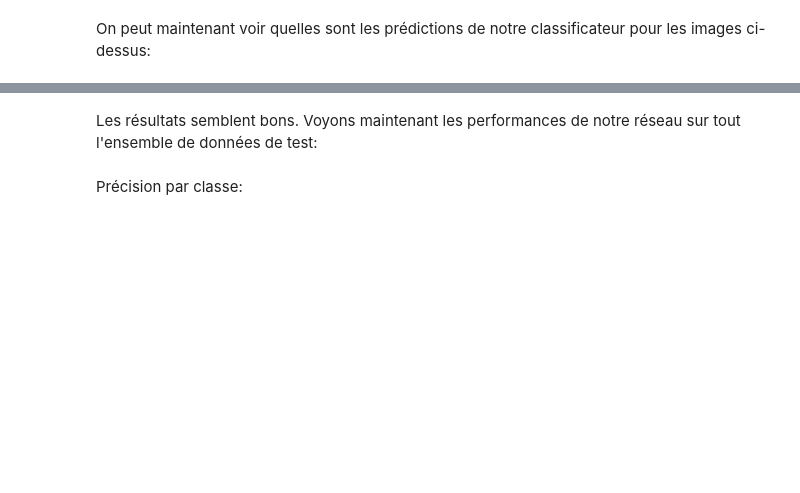
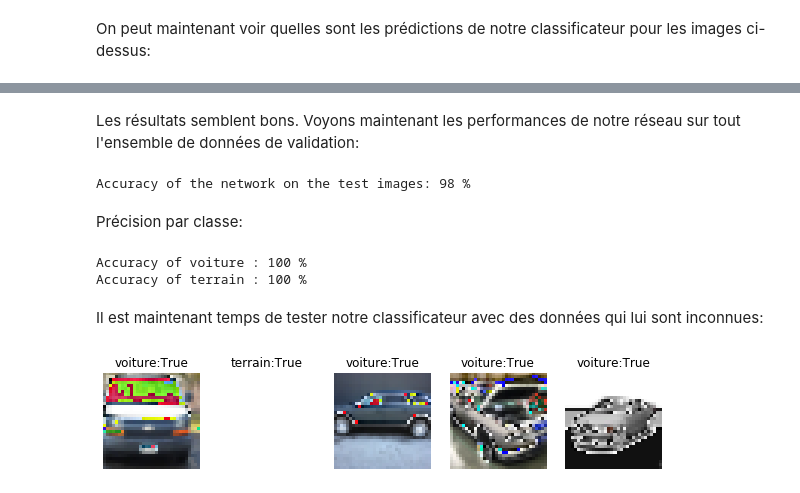
Before and after one commit to ptilulu/M2_PFE, a Jupyter notebook: deeplearning/BinaryClassifier.ipynb, the cells around one changed output, grey strips where cells are left out. Cells and saved outputs as stored; diff of their text form; code cells hidden in the pictures; blank space fills up the shorter version.

```diff
--- a/deeplearning/BinaryClassifier.ipynb
+++ b/deeplearning/BinaryClassifier.ipynb
@@ -164,26 +217,28 @@ print('Prédictions: ', ' '.join('%5s' % classes[predicted[j]]
 # %% [markdown]
 Les résultats semblent bons.
-Voyons maintenant les performances de notre réseau sur tout l'ensemble de données de test:
+Voyons maintenant les performances de notre réseau sur tout l'ensemble de données de validation:
 # %%
 correct = 0
 total = 0
 with torch.no_grad():
-    for data in testloader:
+    for data in validationloader:
         images, labels = data
         outputs = net(images)
         _, predicted = torch.max(outputs.data, 1)
         total += labels.size(0)
         correct += (predicted == labels).sum().item()
 
-print('Accuracy of the network on the 10000 test images: %d %%' % (
+print('Accuracy of the network on the test images: %d %%' % (
     100 * correct / total))
+# %% [output]
+Accuracy of the network on the test images: 98 %
 # %% [markdown]
 Précision par classe:
 # %%
 class_correct = list(0. for i in range(2))
 class_total = list(0. for i in range(2))
 with torch.no_grad():
-    for data in testloader:
+    for data in validationloader:
         images, labels = data
         outputs = net(images)
         _, predicted = torch.max(outputs, 1)
@@ -197,3 +252,53 @@ with torch.no_grad():
 for i in range(2):
     print('Accuracy of %5s : %2d %%' % (
         classes[i], 100 * class_correct[i] / class_total[i]))
+# %% [output]
+Accuracy of voiture : 100 %
+Accuracy of terrain : 100 %
+# %% [markdown]
+Il est maintenant temps de tester notre classificateur avec des données qui lui sont inconnues:
+# %%
+test_transforms = transforms.Compose([
+                               transforms.Resize(32),
+                               transforms.CenterCrop(32),
+                               transforms.ToTensor(),
+                               transforms.Normalize((0.5, 0.5, 0.5), (0.5, 0.5, 0.5)),
+                           ])
+
+def predict_image(image):
+    image_tensor = test_transforms(image).float()
+    image_tensor = image_tensor.unsqueeze_(0)
+    input = torch.autograd.Variable(image_tensor)
+    output = net(input)
+    index = output.data.cpu().numpy().argmax()
+    return index
+
+def get_random_images(num):
+
+    data = torchvision.datasets.ImageFolder('data/classifier/test', transform=test_transforms)
+    classes = data.classes
+    indices = list(range(len(data)))
+    np.random.shuffle(indices)
+    idx = indices[:num]
+    from torch.utils.data.sampler import SubsetRandomSampler
+    sampler = SubsetRandomSampler(idx)
+    loader = torch.utils.data.DataLoader(data,
+                   sampler=sampler, batch_size=num)
+    dataiter = iter(loader)
+    images, labels = dataiter.next()
+    return images, labels
+
+to_pil = transforms.ToPILImage()
+images, labels = get_random_images(5)
+fig=plt.figure(figsize=(10,10))
+for ii in range(len(images)):
+    image = to_pil(images[ii])
+    index = predict_image(image)
+    sub = fig.add_subplot(1, len(images), ii+1)
+    res = int(labels[ii]) == index
+    sub.set_title(str(classes[index]) + ":" + str(res))
+    plt.axis('off')
+    plt.imshow(image)
+plt.show()
+# %% [output]
+[figure, added]
```
Also changed, not shown: parts of 10 cells of this notebook, 4 other files.
